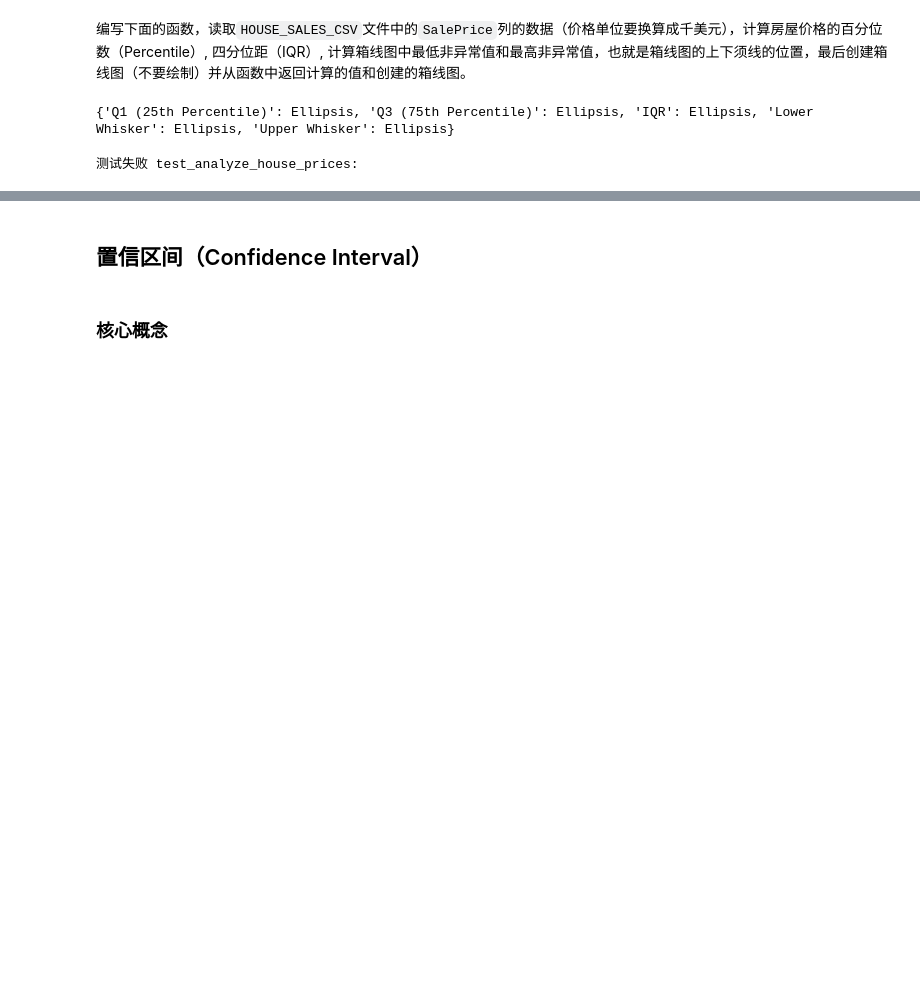
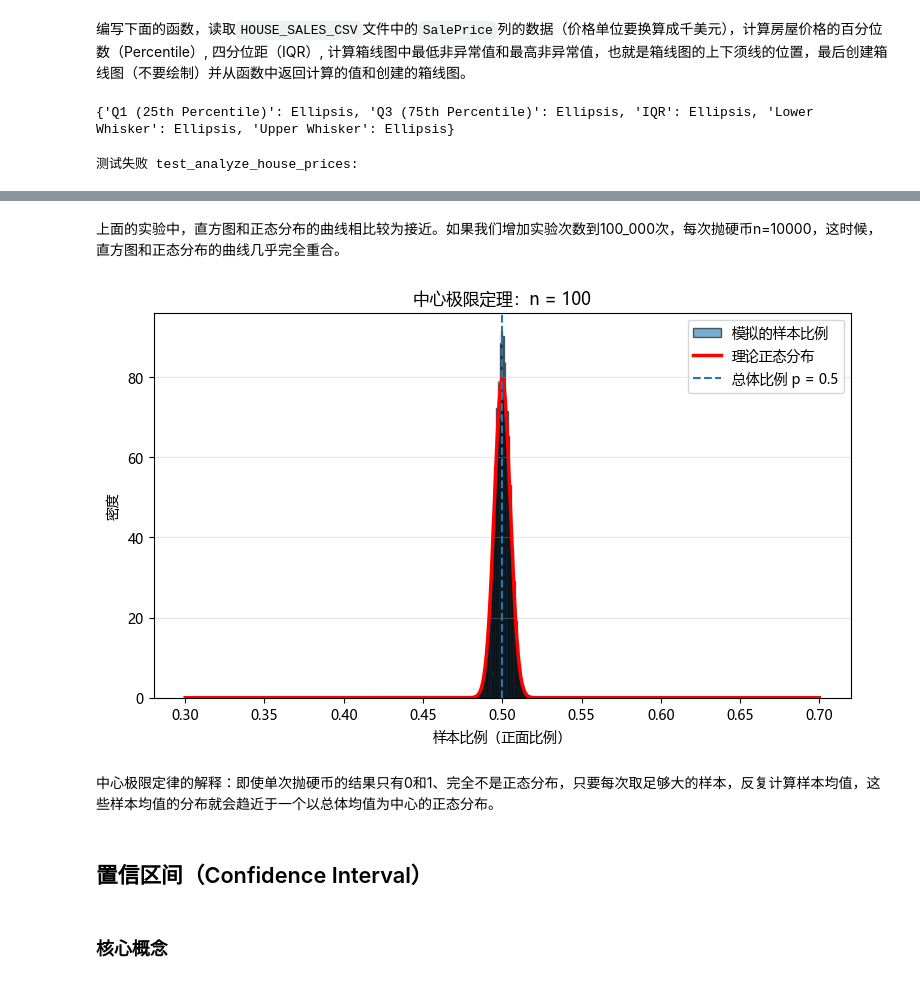
Before and after one commit to zhoujing204/data-modeling-course-student, a Jupyter notebook: 实验05-统计方法与分析/实验5-统计方法与分析.ipynb, the cells around one changed output, grey strips where cells are left out. Saved outputs shown, nothing was run; the diff lists cells and outputs as text; code cells hidden in the pictures; blank space fills up the shorter version.

```diff
--- a/实验05-统计方法与分析/实验5-统计方法与分析.ipynb
+++ b/实验05-统计方法与分析/实验5-统计方法与分析.ipynb
@@ -682,3 +817,79 @@ testsuite5.test_analyze_house_prices(analyze_house_prices)
+# %% [markdown]
+上面的实验中，直方图和正态分布的曲线相比较为接近。如果我们增加实验次数到100_000次，每次抛硬币n=10000，这时候，直方图和正态分布的曲线几乎完全重合。
+# %%
+import numpy as np
+import matplotlib.pyplot as plt
+
+# =========================
+# 参数
+# =========================
+num_experiments = 100_000
+n = 10000
+p = 0.5
+
+# =========================
+# 模拟实验
+# =========================
+sample_proportions = np.random.binomial(
+    n=n,
+    p=p,
+    size=num_experiments
+) / n
+
+# =========================
+# 理论正态分布
+# =========================
+mean = p
+se = np.sqrt(p * (1 - p) / n)
+
+x = np.linspace(0.3, 0.7, 500)
+
+normal_curve = (
+    1 / (se * np.sqrt(2 * np.pi))
+    * np.exp(-(x - mean) ** 2 / (2 * se ** 2))
+)
+
+# =========================
+# 绘制直方图
+# =========================
+plt.figure(figsize=(9, 5))
+
+plt.hist(
+    sample_proportions,
+    bins=100,
+    density=True,
+    alpha=0.6,
+    edgecolor="black",
+    label="模拟的样本比例"
+)
+
+# 红色正态曲线
+plt.plot(
+    x,
+    normal_curve,
+    color="red",
+    linewidth=2.5,
+    label="理论正态分布"
+)
+
+plt.axvline(
+    p,
+    linestyle="--",
+    linewidth=1.5,
+    label="总体比例 p = 0.5"
+)
+
+plt.xlabel("样本比例（正面比例）")
+plt.ylabel("密度")
+plt.title("中心极限定理：n = 100")
+plt.legend()
+plt.grid(axis="y", alpha=0.3)
+
+plt.show()
+# %% [output]
+[figure, added]
+# %% [markdown]
+中心极限定律的解释：即使单次抛硬币的结果只有0和1、完全不是正态分布，只要每次取足够大的样本，反复计算样本均值，这些样本均值的分布就会趋近于一个以总体均值为中心的正态分布。
 # %% [markdown]
 ## 置信区间（Confidence Interval）
 # %% [markdown]
```
Also changed, not shown: parts of 9 cells of this notebook.
